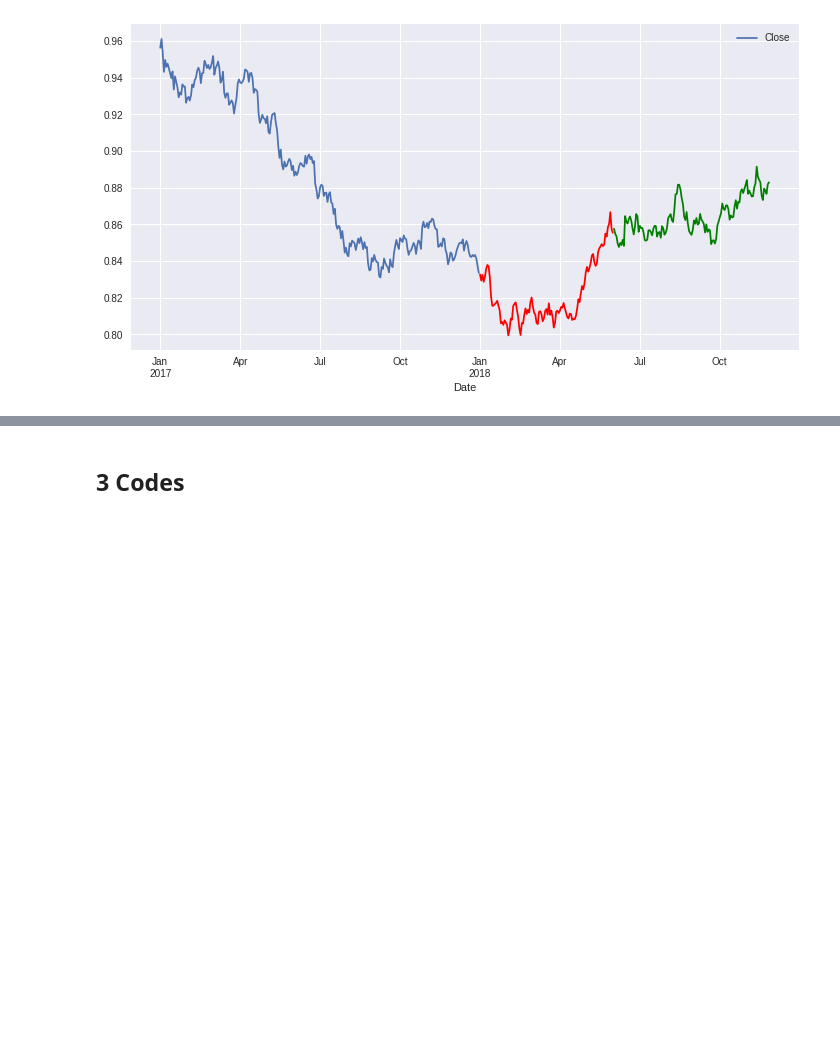
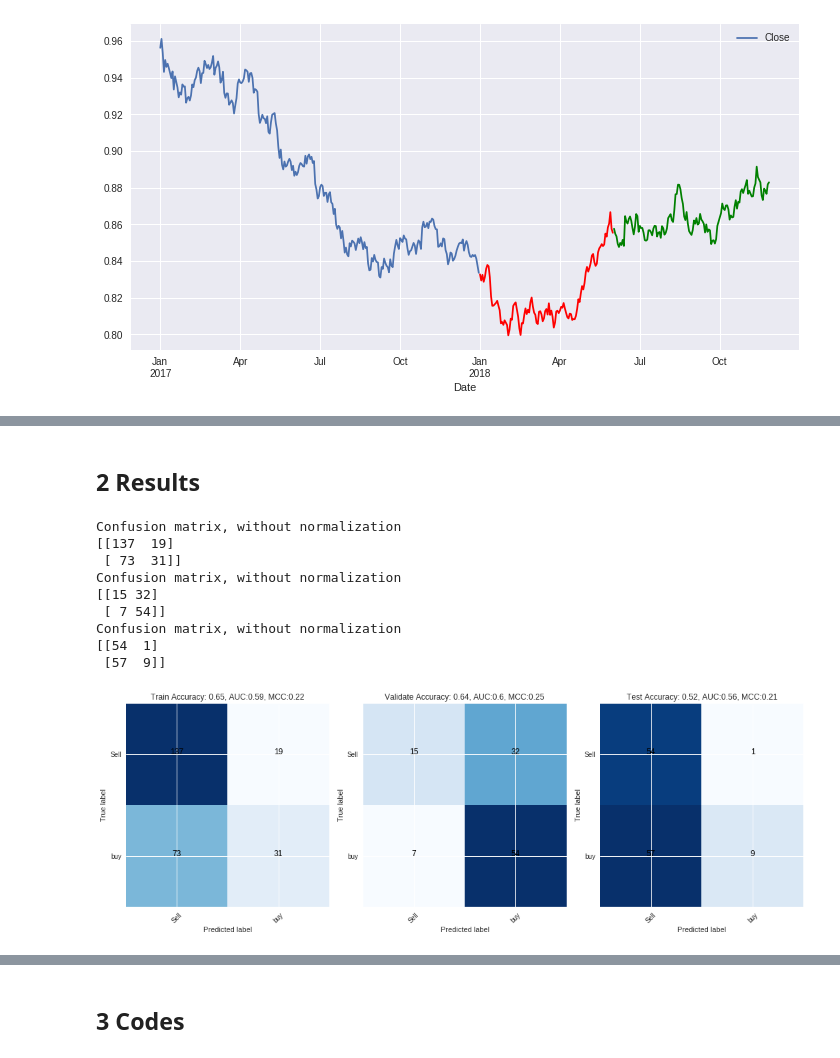
Before and after one commit to hugegene/LSTM-Prediction-of-Stock-Price-Movement, a Jupyter notebook: SentimentTesting on USD.ipynb, the cells around one changed output, grey strips where cells are left out. Drawn from its saved outputs; the diff is of its cells as text; code cells hidden in the pictures; blank space fills up the shorter version.

```diff
--- a/SentimentTesting on USD.ipynb
+++ b/SentimentTesting on USD.ipynb
@@ -70,0 +57,26 @@ After multiple tries, the results show that it is able to produce results most o
+# %% [markdown]
+## 2 Results
+# %%
+#plotting Confusion Matrix
+f = plt.figure(figsize=(15,7))
+ax = f.add_subplot(131)
+plotConfusion(TRAIN_START, TRAIN_END, "Train")
+
+plt.subplot(132)
+plotConfusion(VALIDATE_START, VALIDATE_END, "Validate")
+
+plt.subplot(133)
+plotConfusion(TEST_START, TEST_END, "Test")
+
+plt.show()
+# %% [output]
+Confusion matrix, without normalization
+[[137  19]
+ [ 73  31]]
+Confusion matrix, without normalization
+[[15 32]
+ [ 7 54]]
+Confusion matrix, without normalization
+[[54  1]
+ [57  9]]
+[figure, added]
```
Also changed, not shown: parts of 26 cells of this notebook.
